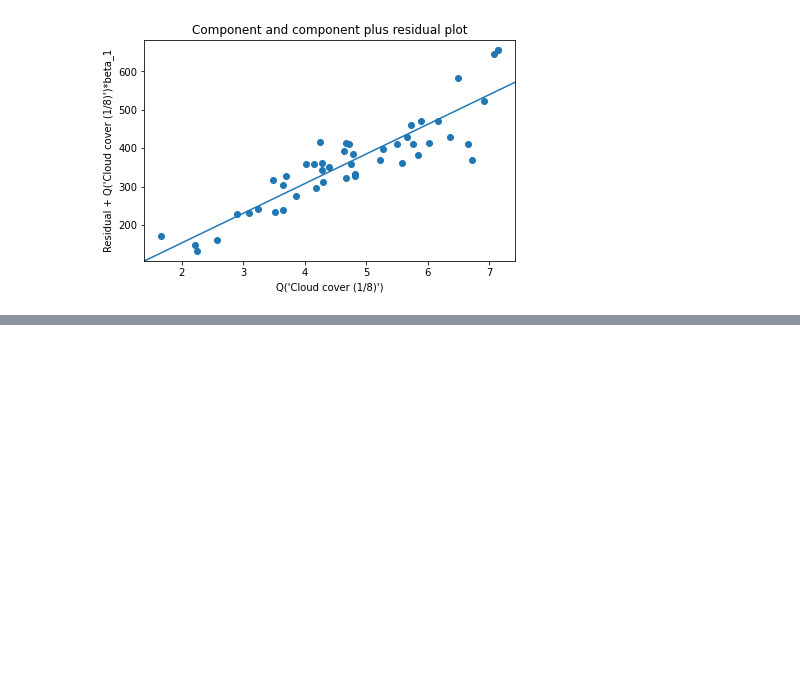
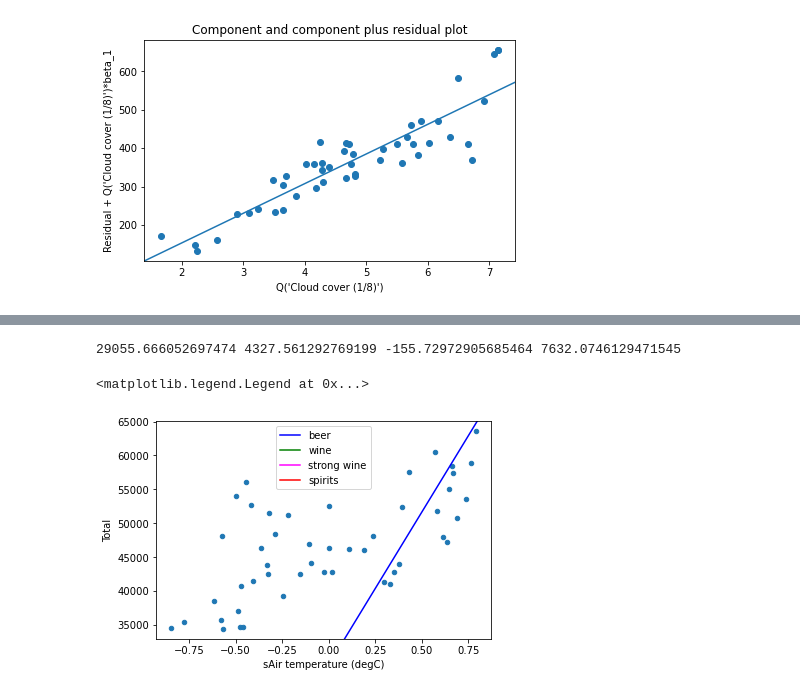
Before and after one commit to DataScience-MiniProjects/IDS-MiniProject, a Jupyter notebook: project-notebook.ipynb, the cells around one changed output, grey strips where cells are left out. Drawn from its saved outputs; the diff is of its cells as text; code cells hidden in the pictures; blank space fills up the shorter version.

```diff
--- a/project-notebook.ipynb
+++ b/project-notebook.ipynb
@@ -624,0 +647,43 @@ figure.tight_layout(pad=3.0)
+# %%
+# Alcohol as a function of temperature
+
+beer = linear_regression("Beer", False)
+wine = linear_regression("Wine", False)
+s_wine = linear_regression("Strong Wine", False)
+spirits = linear_regression("Spirits", False)
+
+beer_p = beer[1]
+wine_p = wine[1]
+s_wine_p = s_wine[1]
+spirits_p = spirits[1]
+
+beer_int = beer_p.Intercept
+wine_int = wine_p.Intercept
+s_wine_int = s_wine_p.Intercept
+spirits_int = spirits_p.Intercept
+
+beer_slope = beer_p["Q('sAir temperature (degC)')"]
+wine_slope = wine_p["Q('sAir temperature (degC)')"]
+s_wine_slope = s_wine_p["Q('sAir temperature (degC)')"]
+spirits_slope = spirits_p["Q('sAir temperature (degC)')"]
+
+X, y = process_data_for_lr("Total", False)
+data = pd.concat([y, X["sAir temperature (degC)"]], axis=1)
+data.plot.scatter("sAir temperature (degC)", "Total")
+
+abline_plot(intercept = beer_int, slope = beer_slope,
+    ax=plt.gca(), color="blue", label="beer")
+abline_plot(intercept = wine_int, slope = wine_slope,
+    ax=plt.gca(), color="green", label="wine")
+abline_plot(intercept = s_wine_int, slope = s_wine_slope,
+    ax=plt.gca(), color="magenta", label="strong wine")
+abline_plot(intercept = spirits_int, slope = spirits_slope,
+    ax=plt.gca(), color="red", label="spirits")
+
+print(beer_int, wine_int, s_wine_int, spirits_int)
+
+plt.legend()
+# %% [output]
+29055.666052697474 4327.561292769199 -155.72972905685464 7632.0746129471545
+<matplotlib.legend.Legend at 0x...>
+[figure, added]
```
Also changed, not shown: parts of 9 cells of this notebook.
